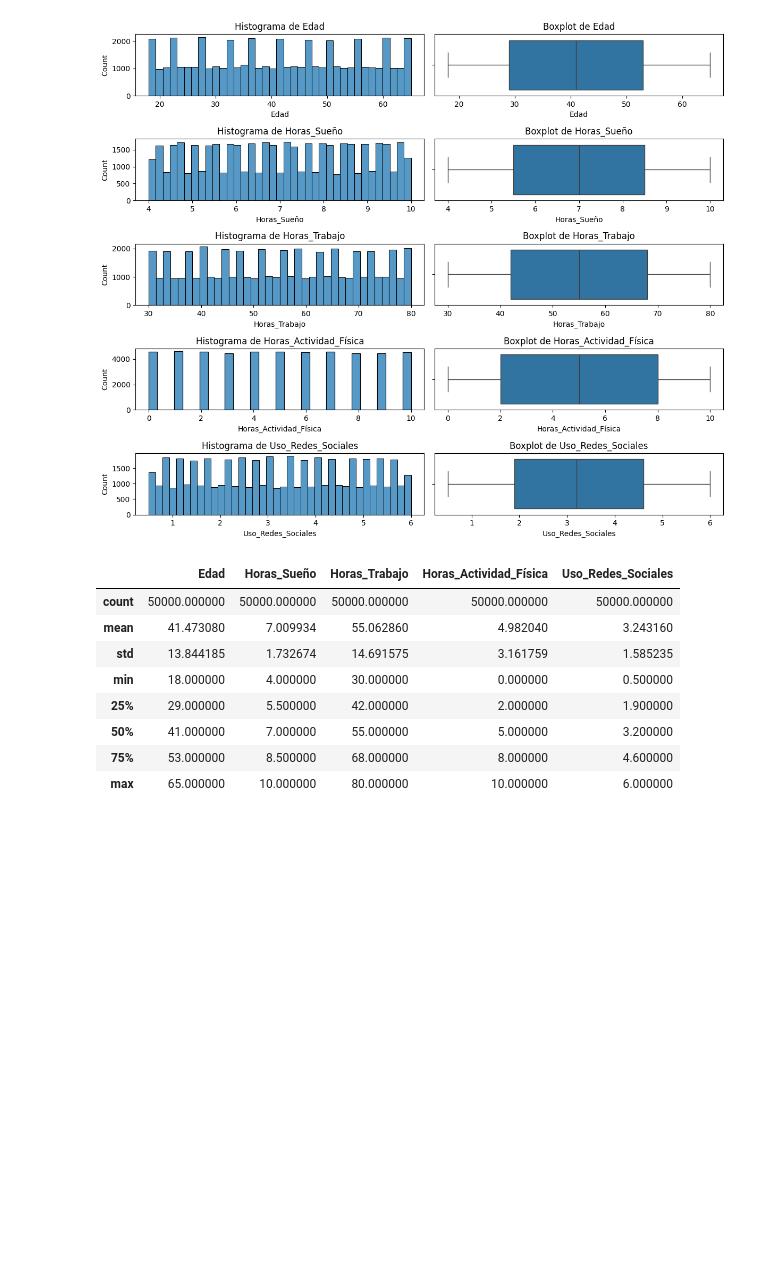
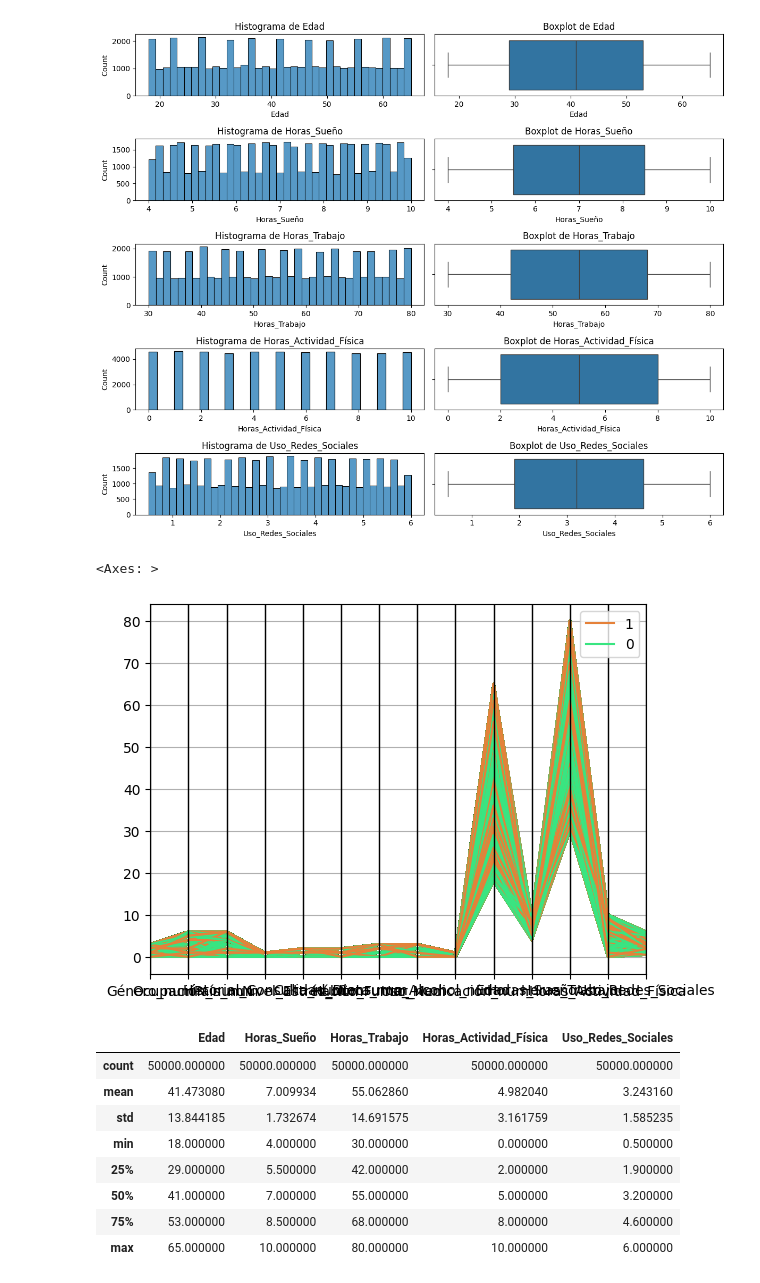
Before and after one commit to Valenfrc/Fases-del-sue-o, a Jupyter notebook: notebooks/análisis_inicial.ipynb, the cells around one changed output. Cells and saved outputs as stored; diff of their text form; code cells hidden in the pictures; blank space fills up the shorter version.

```diff
--- a/notebooks/análisis_inicial.ipynb
+++ b/notebooks/análisis_inicial.ipynb
@@ -422,6 +422,16 @@ plt.tight_layout()
 plt.show()
 # %% [output]
 [figure]
+# %%
+import pandas as pd
+
+total_data = X
+total_data["Condición_Salud_Mental"] = y
+
+pd.plotting.parallel_coordinates(total_data, "Condición_Salud_Mental", color = ("#E58139", "#39E581", "#8139E5"))
+# %% [output]
+<Axes: >
+[figure, added]
 # %%
 df.describe()
 # %% [output]
```
Also changed, not shown: 1 other file.
